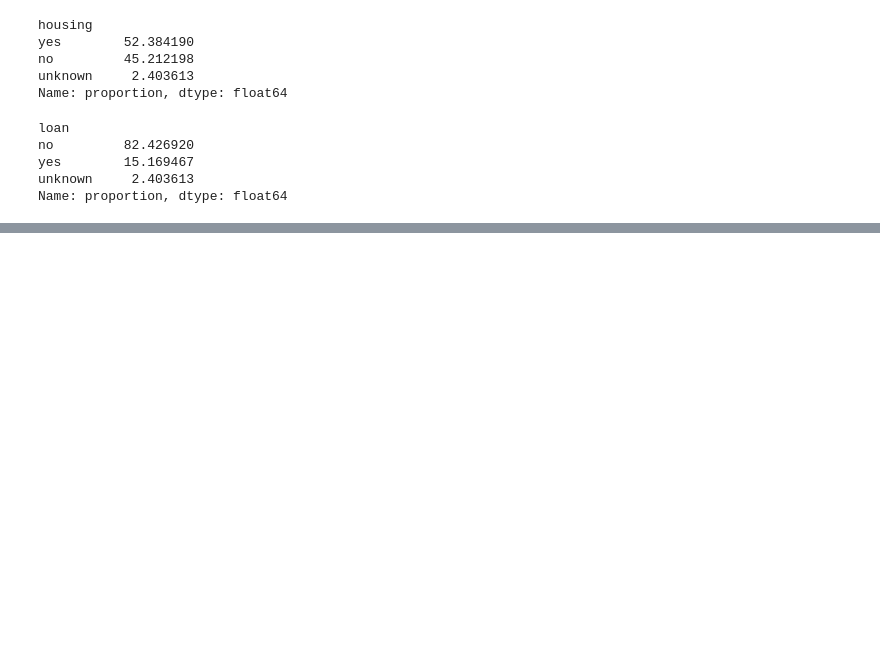
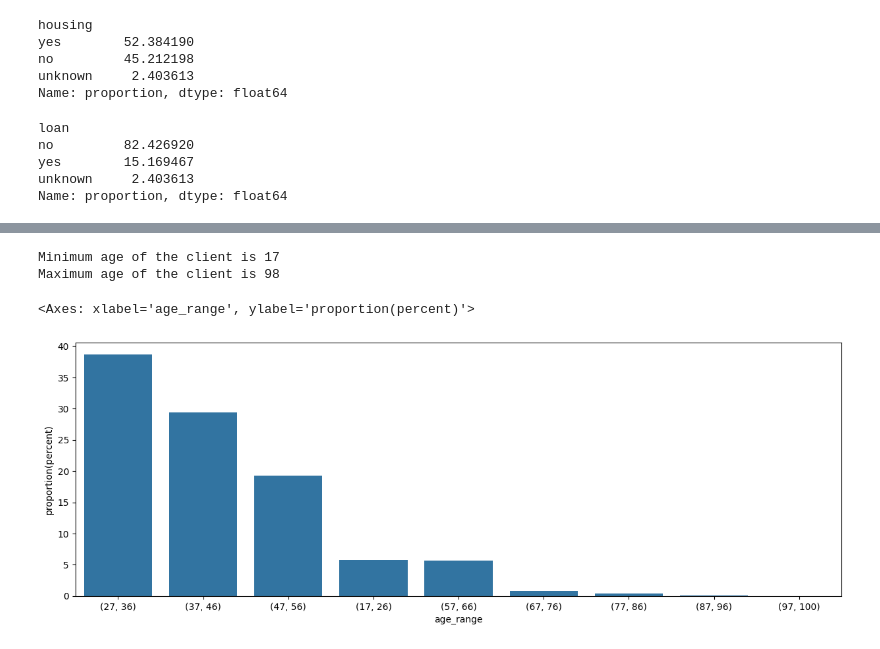
Before and after one commit to shreyashettyk/Data_Analysis, a Jupyter notebook: bank_marketing_wip.ipynb, the cells around one changed output, grey strips where cells are left out. Drawn from its saved outputs; the diff is of its cells as text; code cells hidden in the pictures; blank space fills up the shorter version.

```diff
--- a/bank_marketing_wip.ipynb
+++ b/bank_marketing_wip.ipynb
@@ -282,0 +398,13 @@ Name: count, dtype: int64
+# %%
+age_bin_dict = {
+    1:(17,26),
+    2:(27,36),
+    3:(37,46),
+    4:(47,56),
+    5:(57,66),
+    6:(67,76),
+    7:(77,86),
+    8:(87,96),
+    9:(97,100)
+
+}
@@ -282,0 +423,55 @@ Name: count, dtype: int64
+# %%
+print(f"Minimum age of the client is {bank.age.min()}")
+print(f"Maximum age of the client is {bank.age.max()}")
+
+
+def age_binning(age_list):
+    bin_data = []
+
+    for age_data in age_list:
+        if age_data >= 17 and age_data <= 26:
+            bin_data.append(1)
+        elif age_data >= 27 and age_data <= 36:
+            bin_data.append(2)
+        elif age_data >= 37 and age_data <= 46:
+            bin_data.append(3)
+        elif age_data >= 47 and age_data <= 56:
+            bin_data.append(4)
+        elif age_data >= 57 and age_data <= 66:
+            bin_data.append(5)
+        elif age_data >= 67 and age_data <= 76:
+            bin_data.append(6)
+        elif age_data >= 77 and age_data <= 86:
+            bin_data.append(7)
+        elif age_data >= 87 and age_data <= 96:
+            bin_data.append(8)
+        elif age_data >= 97 and age_data <= 100:
+            bin_data.append(9)
+        else:
+            pass
+
+    return bin_data
+# %% [output]
+Minimum age of the client is 17
+Maximum age of the client is 98
+# %%
+bin_data = age_binning(bank.age.values)
+bank['age_bin'] = bin_data
+
+bank_age  = bank['age_bin'].value_counts(normalize=True).sort_values(ascending=False).reset_index()
+age_range = []
+for bin in bank_age['age_bin'].values:
+    range_value = age_bin_dict[bin]
+    age_range.append(range_value)
+
+bank_age['age_range'] = age_range
+bank_age['proportion(percent)'] = bank_age['proportion']*100
+bank_age.drop('proportion',axis = 1,inplace = True)
+
+bank_age['age_range'] = bank_age['age_range'].astype('str')
+# %%
+plt.figure(figsize = (15,5))
+sns.barplot(x = 'age_range',y = 'proportion(percent)',data = bank_age)
+# %% [output]
+<Axes: xlabel='age_range', ylabel='proportion(percent)'>
+[figure, added]
```
Also changed, not shown: parts of 23 cells of this notebook.
